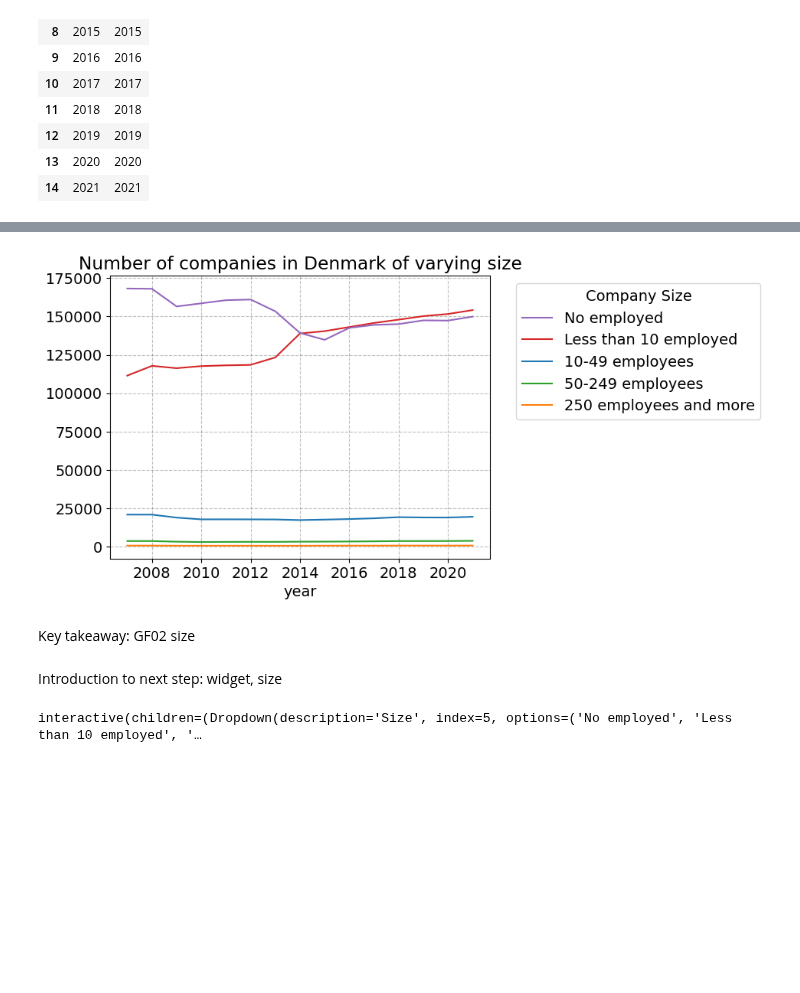
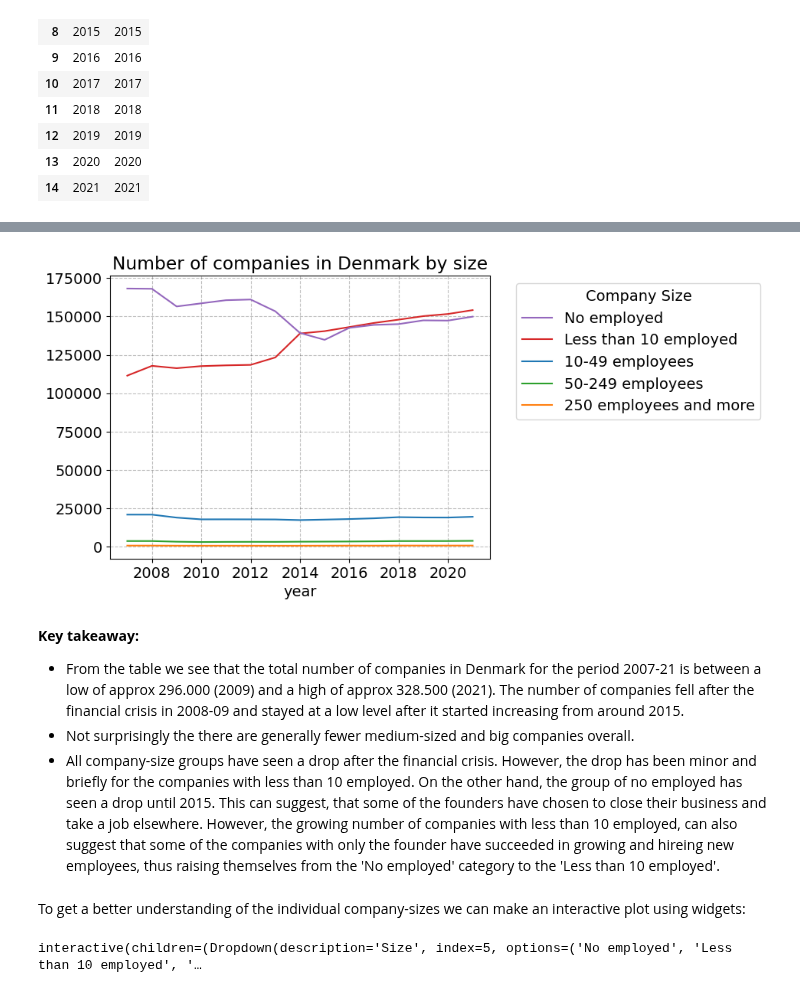
Before and after one commit to NumEconCopenhagen/projects-2024-emil-og-simon, a Jupyter notebook: dataproject/dataproject.ipynb, the cells around one changed output, grey strips where cells are left out. Saved outputs shown, nothing was run; the diff lists cells and outputs as text; code cells hidden in the pictures; blank space fills up the shorter version.

Commit message:
Tekst til figurer

```diff
--- a/dataproject/dataproject.ipynb
+++ b/dataproject/dataproject.ipynb
@@ -161,4 +169,5 @@ Introduction to next step:
 # %%
-gf02_all_rename = gf02_all.rename(columns = {'KOMK':'area','BRANCHEDB0710TIL127':'industry','FIRMSTR':'size', 'TID':'year', 'INDHOLD':'#companies'})
+#We start by renaming the variables
+gf02_all_rename = gf02_all.rename(columns = {'KOMK':'area','BRANCHEDB0710TIL127':'industry','FIRMSTR':'size', 'TID':'year', 'INDHOLD':'companies'})
 gf02_all_rename
 # %% [output]
@@ -306,25 +337,32 @@ gf02_size_wide.describe().round(2)
 | 75% | 154007.50 | 155471.25 | 146481.25 | 148334.25 | 149985.50 | 150396.75 | 145860.25 | 139181.50 | 139033.75 | 142990.25 | 145461.25 | ... |
 | max | 305319.00 | 311518.00 | 296072.00 | 298081.00 | 300733.00 | 301483.00 | 298581.00 | 299763.00 | 297238.00 | 308157.00 | 313331.00 | ... |
 # %%
+#We make a plot of companies of different sizes over the period.
+#note, we remove 'Total, all enterprises' to make it easier to see changes over the years for individual company sizes.
+
 ax = (gf02_size_reduced[gf02_size_reduced['size'] != 'Total, all enterprises'].reset_index()
-    .pivot(index='year', columns='size', values='#companies')
-    .plot(title='Number of companies in Denmark of varying size'))
+    .pivot(index='year', columns='size', values='companies')
+    .plot(title='Number of companies in Denmark by size'))
 
 handles, labels = ax.get_legend_handles_labels()
 # Here we specify the desired order for the legend labels
 order_legend_size = ['No employed', 'Less than 10 employed', '10-49 employees', '50-249 employees', '250 employees and more']
+
 # We create a new list of handles and labels in the desired order
 handles_size = [handles[labels.index(label)] for label in order_legend_size]
 labels_size = order_legend_size
 
 plt.legend(title='Company Size', handles=handles_size, labels=labels_size, bbox_to_anchor=(1.05, 1), loc='upper left')
 plt.show()
 # %% [output]
-[figure, old version]
+[figure, new version]
-# %% [markdown]
-Key takeaway: GF02 size
-# %% [markdown]
-Introduction to next step: widget, size
+# %% [markdown]
+**Key takeaway:**
+* From the table we see that the total number of companies in Denmark for the period 2007-21 is between a low of approx 296.000 (2009) and a high of approx 328.500 (2021). The number of companies fell after the financial crisis in 2008-09 and stayed at a low level after it started increasing from around 2015.
+* Not surprisingly the there are generally fewer medium-sized and big companies overall.
+* All company-size groups have seen a drop after the financial crisis. However, the drop has been minor and briefly for the companies with less than 10 employed. On the other hand, the group of no employed has seen a drop until 2015. This can suggest, that some of the founders have chosen to close their business and take a job elsewhere. However, the growing number of companies with less than 10 employed, can also suggest that some of the companies with only the founder have succeeded in growing and hireing new employees, thus raising themselves from the 'No employed' category to the 'Less than 10 employed'.
+# %% [markdown]
+To get a better understanding of the individual company-sizes we can make an interactive plot using widgets:
 # %%
 def plot_gf02_size(df, size):
     I = df['size'] == size
```
Also changed, not shown: parts of 62 cells of this notebook.
